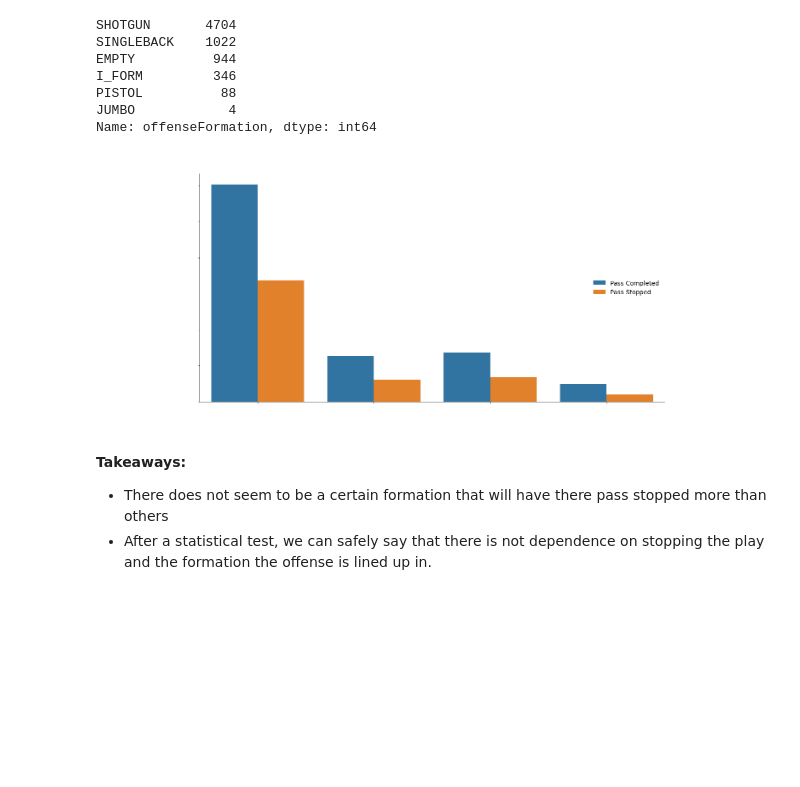
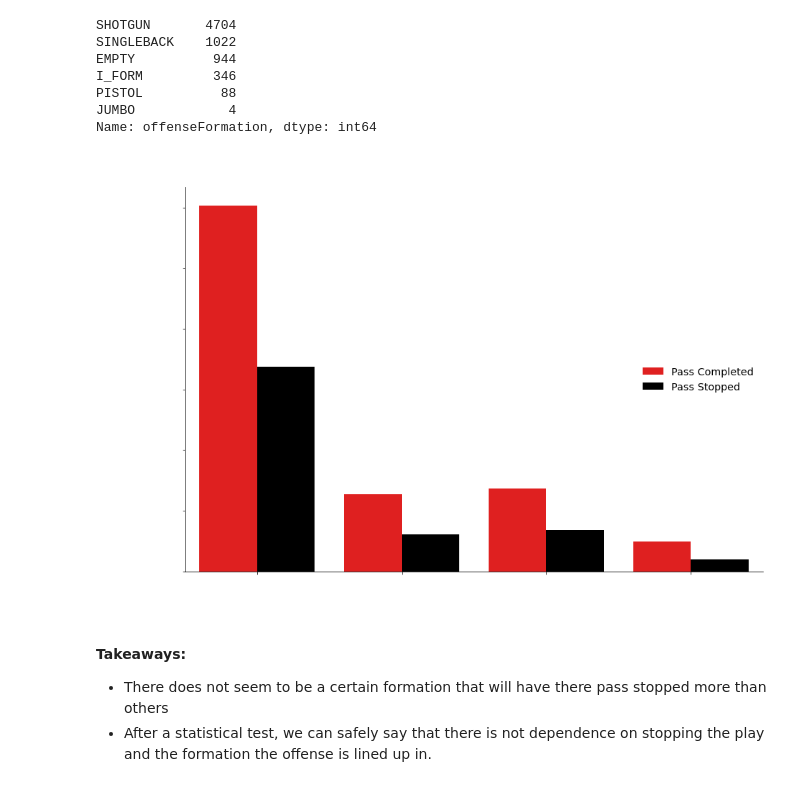
Before and after one commit to Fourth-and-Four/NFL-Big-Data-Bowl-2021, a Jupyter notebook: gn_scratch.ipynb, the cells around one changed output. Saved outputs shown, nothing was run; the diff lists cells and outputs as text; code cells hidden in the pictures; blank space fills up the shorter version.

Commit message:
adding edits to graphs

```diff
--- a/gn_scratch.ipynb
+++ b/gn_scratch.ipynb
@@ -47,15 +47,17 @@ Name: offenseFormation, dtype: int64
 # %%
 form = train[train.offenseFormation != 'JUMBO']
 form = form[form.offenseFormation != 'PISTOL']
+# %%
+custom_palette = ["red", "black"]
 # %%
-ax = sns.catplot(x="offenseFormation", hue="pass_stopped", kind="count", data=form, height=8, aspect=2)
+ax = sns.catplot(x="offenseFormation", hue="pass_stopped", kind="count", data=form, height=8, aspect=1.5, palette = custom_palette)
 ax._legend.remove()
-plt.title('Do certain offensive formations have more more passes stopped than others?', size = 40, c = 'white')
+plt.title('Offensive Formation?', size = 40, c = 'white')
 plt.xlabel('Offensive Formation', size = 30, c = 'white')
 plt.ylabel('Number of Passes Stopped', size = 30, c = 'white')
 plt.legend(labels = ('Pass Completed', 'Pass Stopped'), loc='center right', frameon=False, fontsize='x-large')
 plt.xticks([0, 1, 2, 3], ['Shotgun', 'Empty', 'Singleback', 'I Formation'], size = 30, c = 'white')
 plt.yticks(size = 30, c = 'white')
 plt.show()
 # %% [output]
-[figure, old version]
+[figure, new version]
```
Also changed, not shown: parts of 1 cell of this notebook.
